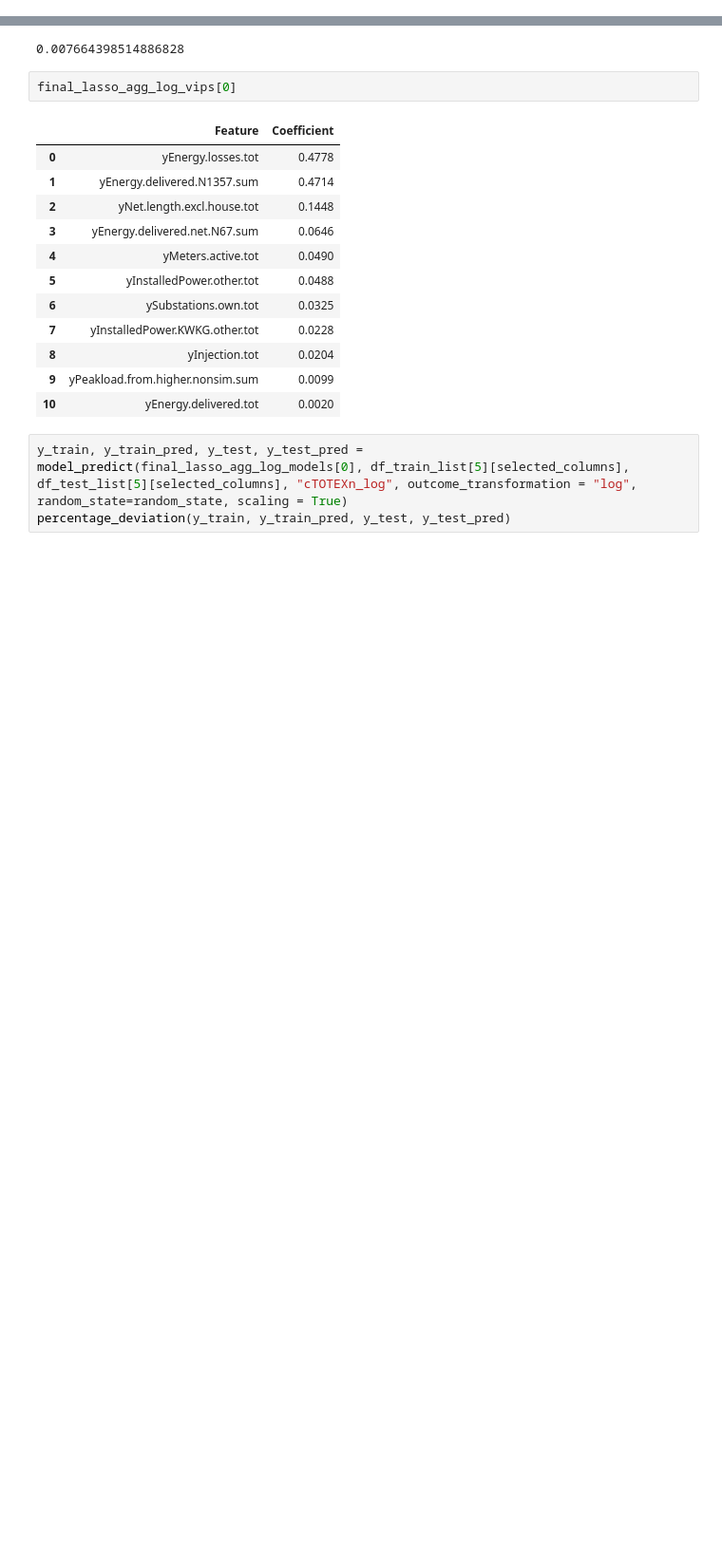
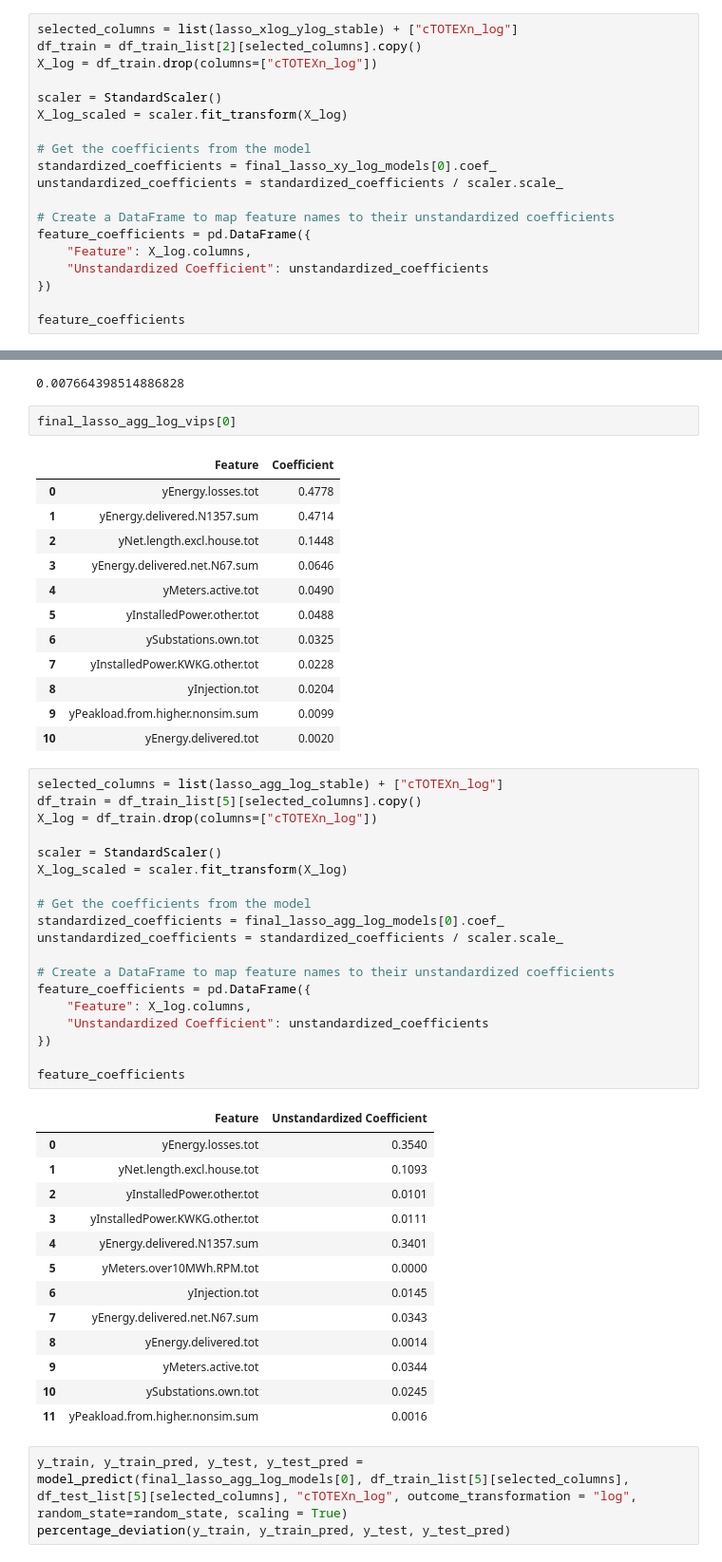
Before and after one commit to ducanhnguyen99/BNetzA, a Jupyter notebook: Modelling/Models_Evaluation.ipynb, the cells around one changed output, grey strips where cells are left out. Shown at 95% size. Cells and saved outputs as stored; diff of their text form; blank space fills up the shorter version.

Commit message:
update notes and unstandardizing coefficients

```diff
--- a/Modelling/Models_Evaluation.ipynb
+++ b/Modelling/Models_Evaluation.ipynb
@@ -493,3 +493,22 @@ final_lasso_xy_log_vips[0]
 | 6 | yArea.other.N7 | 0.0388 |
 | 7 | yPeakload.max | 0.0195 |
 | 8 | ySubstations.own.N4 | 0.0017 |
+# %%
+selected_columns = list(lasso_xlog_ylog_stable) + ["cTOTEXn_log"]
+df_train = df_train_list[2][selected_columns].copy()
+X_log = df_train.drop(columns=["cTOTEXn_log"])
+
+scaler = StandardScaler()
+X_log_scaled = scaler.fit_transform(X_log)
+
+# Get the coefficients from the model
+standardized_coefficients = final_lasso_xy_log_models[0].coef_
+unstandardized_coefficients = standardized_coefficients / scaler.scale_
+
+# Create a DataFrame to map feature names to their unstandardized coefficients
+feature_coefficients = pd.DataFrame({
+    "Feature": X_log.columns,
+    "Unstandardized Coefficient": unstandardized_coefficients
+})
+
+feature_coefficients
@@ -558,6 +588,39 @@ final_lasso_agg_log_vips[0]
 | 8 | yInjection.tot | 0.0204 |
 | 9 | yPeakload.from.higher.nonsim.sum | 0.0099 |
 | 10 | yEnergy.delivered.tot | 0.0020 |
+# %%
+selected_columns = list(lasso_agg_log_stable) + ["cTOTEXn_log"]
+df_train = df_train_list[5][selected_columns].copy()
+X_log = df_train.drop(columns=["cTOTEXn_log"])
+
+scaler = StandardScaler()
+X_log_scaled = scaler.fit_transform(X_log)
+
+# Get the coefficients from the model
+standardized_coefficients = final_lasso_agg_log_models[0].coef_
+unstandardized_coefficients = standardized_coefficients / scaler.scale_
+
+# Create a DataFrame to map feature names to their unstandardized coefficients
+feature_coefficients = pd.DataFrame({
+    "Feature": X_log.columns,
+    "Unstandardized Coefficient": unstandardized_coefficients
+})
+
+feature_coefficients
+# %% [output]
+|  | Feature | Unstandardized Coefficient |
+| 0 | yEnergy.losses.tot | 0.3540 |
+| 1 | yNet.length.excl.house.tot | 0.1093 |
+| 2 | yInstalledPower.other.tot | 0.0101 |
+| 3 | yInstalledPower.KWKG.other.tot | 0.0111 |
+| 4 | yEnergy.delivered.N1357.sum | 0.3401 |
+| 5 | yMeters.over10MWh.RPM.tot | 0.0000 |
+| 6 | yInjection.tot | 0.0145 |
+| 7 | yEnergy.delivered.net.N67.sum | 0.0343 |
+| 8 | yEnergy.delivered.tot | 0.0014 |
+| 9 | yMeters.active.tot | 0.0344 |
+| 10 | ySubstations.own.tot | 0.0245 |
+| 11 | yPeakload.from.higher.nonsim.sum | 0.0016 |
 # %%
 y_train, y_train_pred, y_test, y_test_pred = model_predict(final_lasso_agg_log_models[0], df_train_list[5][selected_columns], df_test_list[5][selected_columns], "cTOTEXn_log", outcome_transformation = "log", random_state=random_state, scaling = True)
 percentage_deviation(y_train, y_train_pred, y_test, y_test_pred)
```
Also changed, not shown: parts of 2 cells of this notebook, 1 other file.
